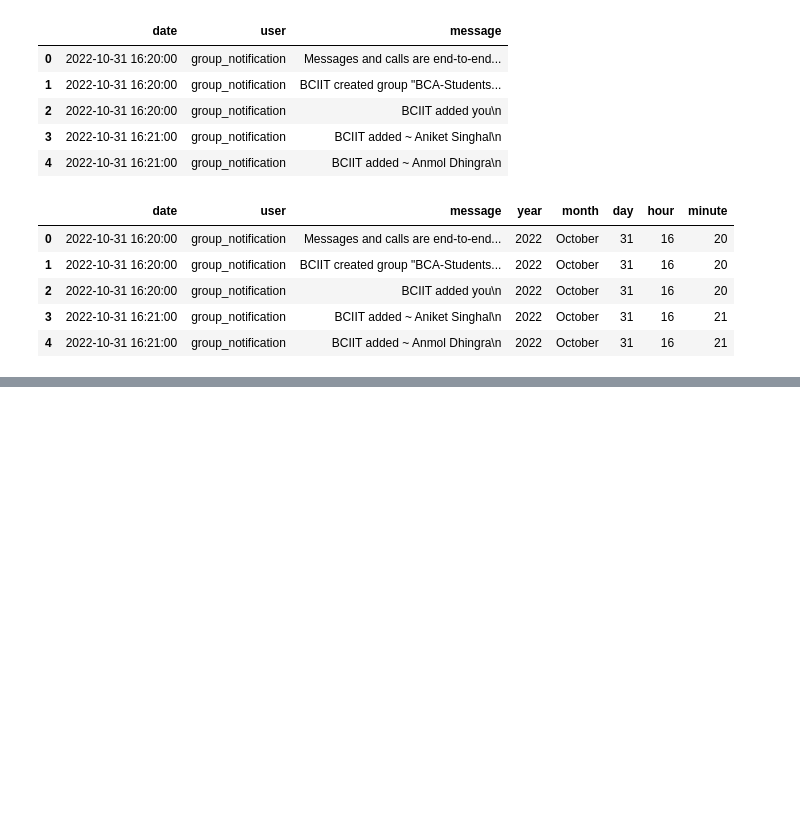
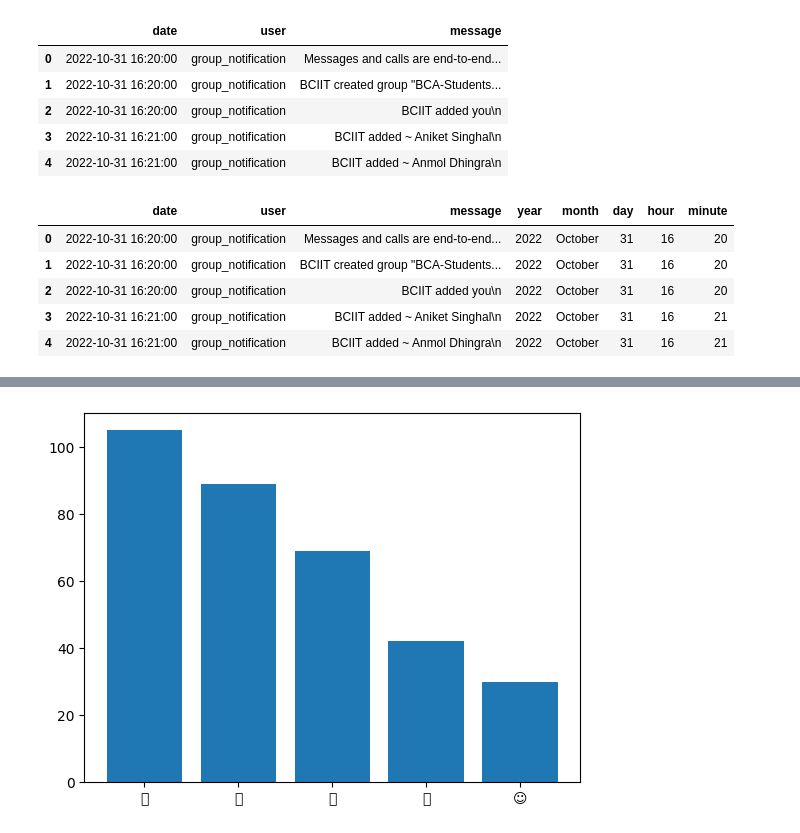
Before and after one commit to priyamjha/ML-Projects, a Jupyter notebook: WhatsApp Chat Analysis/project.ipynb, the cells around one changed output, grey strips where cells are left out. Saved outputs shown, nothing was run; the diff lists cells and outputs as text; code cells hidden in the pictures; blank space fills up the shorter version.

```diff
--- a/WhatsApp Chat Analysis/project.ipynb
+++ b/WhatsApp Chat Analysis/project.ipynb
@@ -145,0 +337,4 @@ df.head()
+# %%
+f = open('stop_hinglish.txt', 'r')
+stop_words = f.read()
+print(stop_words)
@@ -145,0 +359,9 @@ df.head()
+# %%
+words = []
+
+for message in temp['message']:
+    for word in message.lower().split():
+        if word not in stop_words:
+            words.append(word)
+
+words
@@ -145,0 +408,9 @@ df.head()
+# %%
+import emoji
+
+emojis = []
+
+for message in df['message']:
+    emojis.extend([c for c in message if c in emoji.EMOJI_DATA])
+
+emojis
@@ -145,0 +435,7 @@ df.head()
+# %%
+emoji_df = pd.DataFrame(Counter(emojis).most_common(len(Counter(emojis))))
+# %%
+plt.bar(emoji_df[0].head(), emoji_df[1].head())
+plt.show()
+# %% [output]
+[figure, added]
```
Also changed, not shown: parts of 43 cells of this notebook, 3 other files.
